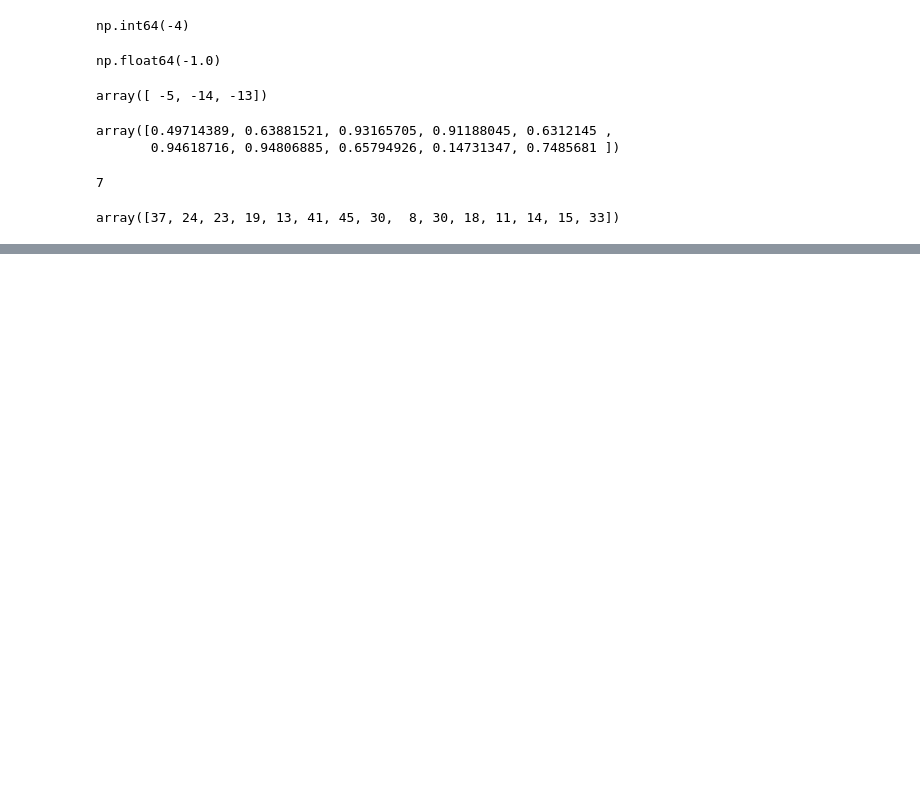
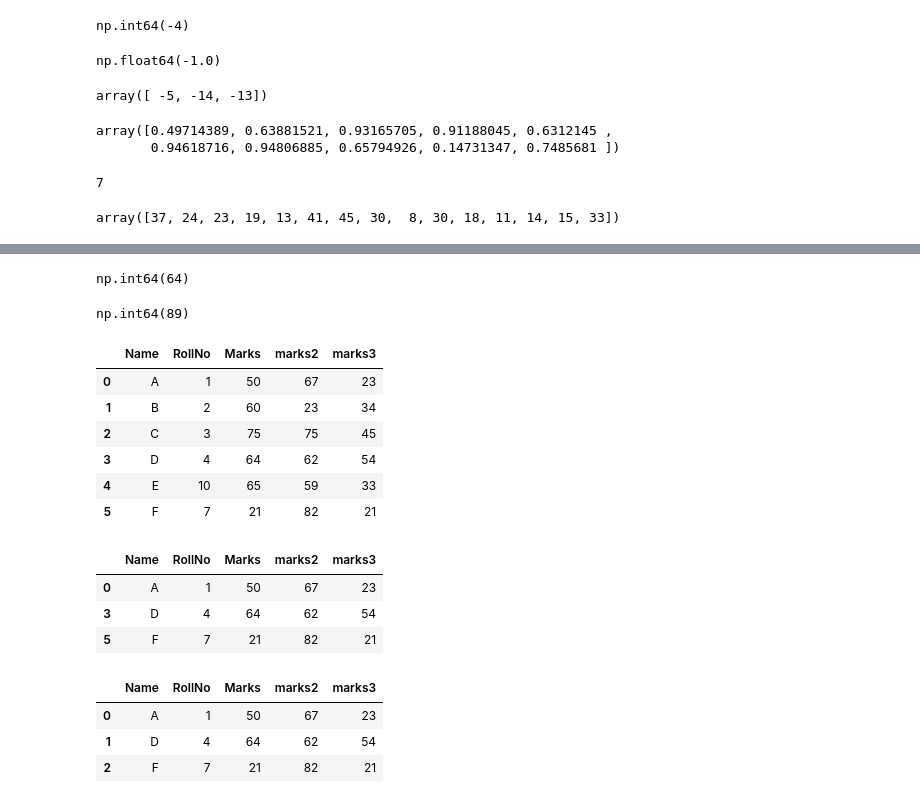
Before and after one commit to chaitanysaraswat/Advanced-Analytics-Using-Statistics, a Jupyter notebook: lecture2_numpy19_05_26.ipynb, the cells around one changed output, grey strips where cells are left out. Drawn from its saved outputs; the diff is of its cells as text; code cells hidden in the pictures; blank space fills up the shorter version.

```diff
--- a/lecture2_numpy19_05_26.ipynb
+++ b/lecture2_numpy19_05_26.ipynb
@@ -76,0 +379,3 @@ array([37, 24, 23, 19, 13, 41, 45, 30,  8, 30, 18, 11, 14, 15, 33])
+# %%
+x1=[67,89,75,62,59,82]
+df2['marks2']=x1
@@ -76,0 +392,3 @@ array([37, 24, 23, 19, 13, 41, 45, 30,  8, 30, 18, 11, 14, 15, 33])
+# %%
+x2=[23,34,45,54,33,21]
+df2['marks3']=x2
@@ -76,0 +412,37 @@ array([37, 24, 23, 19, 13, 41, 45, 30,  8, 30, 18, 11, 14, 15, 33])
+# %%
+df2.at[3,'Marks']#we are using row label(3) and column label(marks) to extract value
+# %% [output]
+np.int64(64)
+# %%
+df2.at[3,'Marks']=79 #we are using row label(3) and column label(marks) to change value
+# %%
+df2.iat[1,3] #we are using row index(1) and column index(3) to extract value
+# %% [output]
+np.int64(89)
+# %%
+df2.iat[1,3]=23 #we are using row index(1) and column index(3) to change value
+# %%
+df2
+# %% [output]
+|  | Name | RollNo | Marks | marks2 | marks3 |
+| 0 | A | 1 | 50 | 67 | 23 |
+| 1 | B | 2 | 60 | 23 | 34 |
+| 2 | C | 3 | 75 | 75 | 45 |
+| 3 | D | 4 | 64 | 62 | 54 |
+| 4 | E | 10 | 65 | 59 | 33 |
+| 5 | F | 7 | 21 | 82 | 21 |
+# %%
+df2.iloc[[0,3,5]]
+# %% [output]
+|  | Name | RollNo | Marks | marks2 | marks3 |
+| 0 | A | 1 | 50 | 67 | 23 |
+| 3 | D | 4 | 64 | 62 | 54 |
+| 5 | F | 7 | 21 | 82 | 21 |
+# %%
+df3=df2.iloc[[0,3,5]].reset_index(drop=True)# by doing this indices and row label are in sync
+df3
+# %% [output]
+|  | Name | RollNo | Marks | marks2 | marks3 |
+| 0 | A | 1 | 50 | 67 | 23 |
+| 1 | D | 4 | 64 | 62 | 54 |
+| 2 | F | 7 | 21 | 82 | 21 |
```
Also changed, not shown: parts of 53 cells of this notebook.
